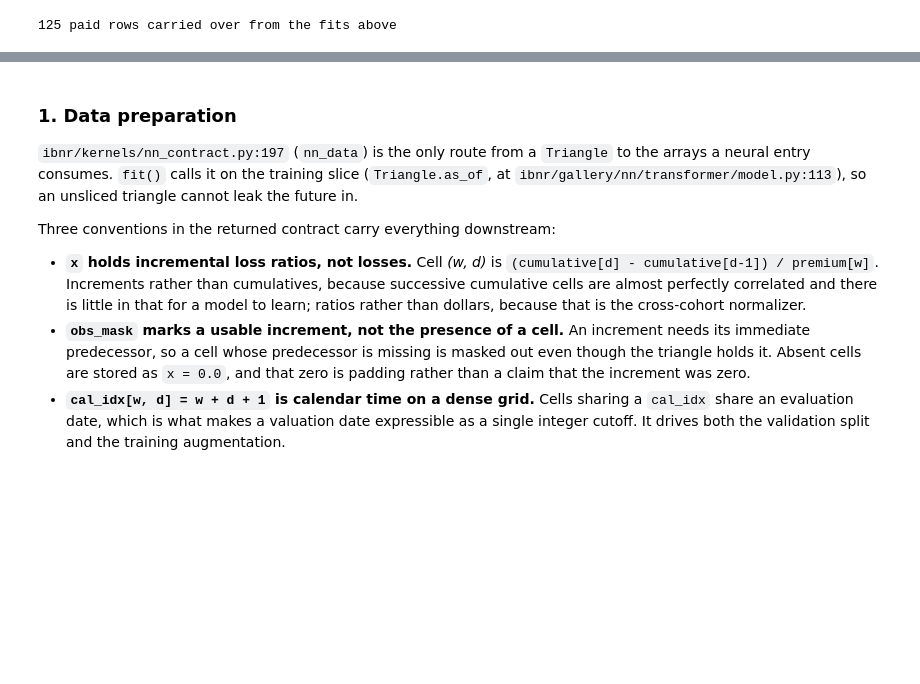
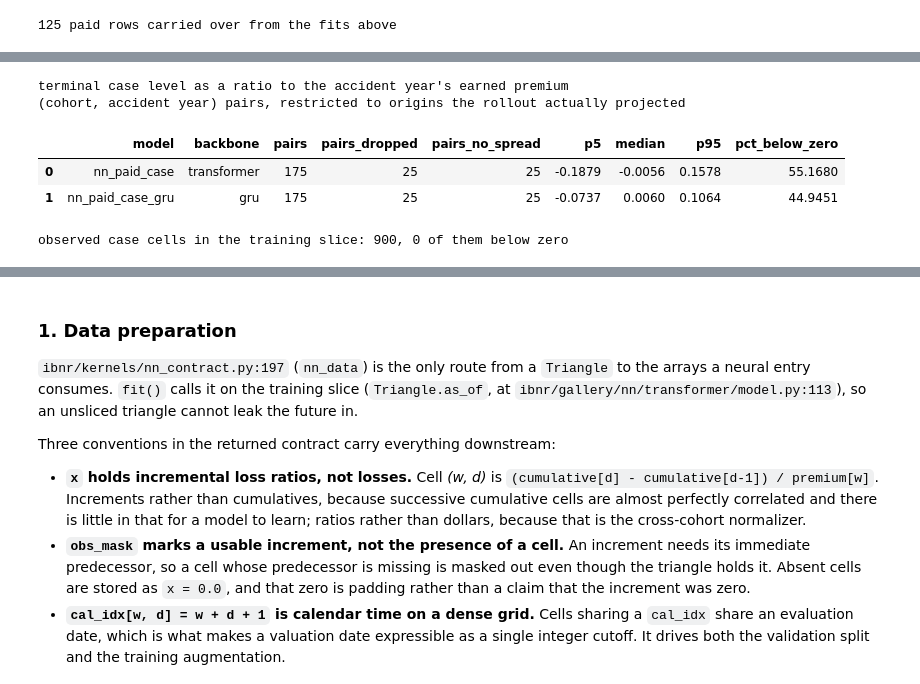
Before and after one commit to EKtheSage/ibnr, a Jupyter notebook: analysis/03b_nn_vs_classical.ipynb, the cells around one changed output, grey strips where cells are left out. Cells and saved outputs as stored; diff of their text form; code cells hidden in the pictures; blank space fills up the shorter version.

```diff
--- a/analysis/03b_nn_vs_classical.ipynb
+++ b/analysis/03b_nn_vs_classical.ipynb
@@ -1609,0 +1895,55 @@ own variance and not the accuracy of its centre.
+# %%
+# Terminal simulated case level per (draw, cohort, accident year), as a ratio to premium.
+#
+# The rollout projects the cells at and beyond each origin's latest observed development age,
+# so an origin already at the deepest age when the triangle was cut has NO projected cell:
+# its "terminal" level is the observed 1997 level repeated across every draw. Those origins
+# are excluded here - the mask comes from the fit's own contract rather than from a hardcoded
+# accident year - so the summary describes levels the model actually simulated.
+#
+# One included origin contributes a single projected step, at the deepest development age,
+# where the movement is pinned to the pooled development mean. A pinned step is the same
+# value in every draw, so the pairs it contributes carry no spread; `pairs_no_spread` counts
+# them rather than leaving it to be taken on trust. Constancy is tested as a RANGE of zero,
+# not a standard deviation of zero: these draws are float32, and the mean of many identical
+# float32 values is not always exactly that value, so `std() == 0` misses most of them - a
+# first version of this cell used it and counted 12 of the 25.
+drain_rows = []
+for model_name, fitted in paid_case_fits.items():
+    contract = fitted.contract_
+    simulated = contract["latest_dev"] < contract["n_d"]  # (cohorts, accident years)
+    # the same (n_draws, seed) the predict() calls above used, so the rollout is cached
+    # and these are those draws rather than a second simulation
+    terminal = fitted.case_paths(seed=SEED_DRAW)[:, simulated]  # (draws, simulated pairs)
+    drain_rows.append(
+        {
+            "model": model_name,
+            "backbone": fitted.config_.backbone,
+            "pairs": int(simulated.sum()),
+            "pairs_dropped": int((~simulated).sum()),
+            "pairs_no_spread": int((np.ptp(terminal, axis=0) == 0).sum()),
+            "p5": float(np.percentile(terminal, 5)),
+            "median": float(np.median(terminal)),
+            "p95": float(np.percentile(terminal, 95)),
+            "pct_below_zero": 100.0 * float((terminal < 0).mean()),
+        }
+    )
+print("terminal case level as a ratio to the accident year's earned premium")
+print("(cohort, accident year) pairs, restricted to origins the rollout actually projected")
+display(pd.DataFrame(drain_rows).round(4))
+
+# Whether a negative simulated level is a defect or a sign convention is a question about
+# the data, so the data answers it: case reserves net of salvage and subrogation CAN be
+# negative, and the count below is how often this panel's observed ones are.
+_case_obs = tri.as_of(AS_OF).select_fields("case_reserve").execute()["value"]
+print(
+    f"observed case cells in the training slice: {len(_case_obs)}, "
+    f"{int((_case_obs < 0).sum())} of them below zero"
+)
+# %% [output]
+terminal case level as a ratio to the accident year's earned premium
+(cohort, accident year) pairs, restricted to origins the rollout actually projected
+|  | model | backbone | pairs | pairs_dropped | pairs_no_spread | p5 | median | p95 | pct_below_zero |
+| 0 | nn_paid_case | transformer | 175 | 25 | 25 | -0.1879 | -0.0056 | 0.1578 | 55.1680 |
+| 1 | nn_paid_case_gru | gru | 175 | 25 | 25 | -0.0737 | 0.0060 | 0.1064 | 44.9451 |
+observed case cells in the training slice: 900, 0 of them below zero
```
Also changed, not shown: parts of 26 cells of this notebook.
